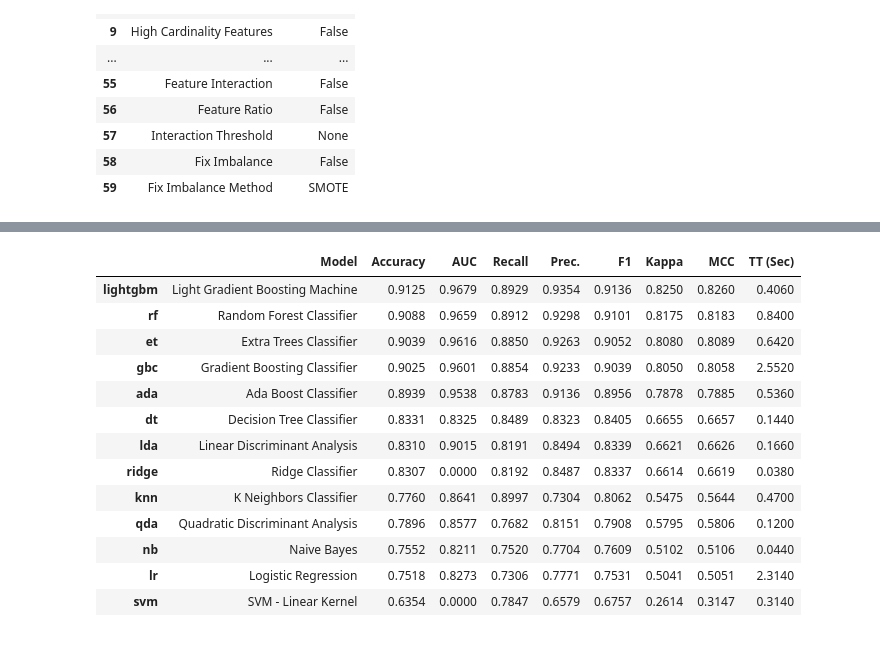
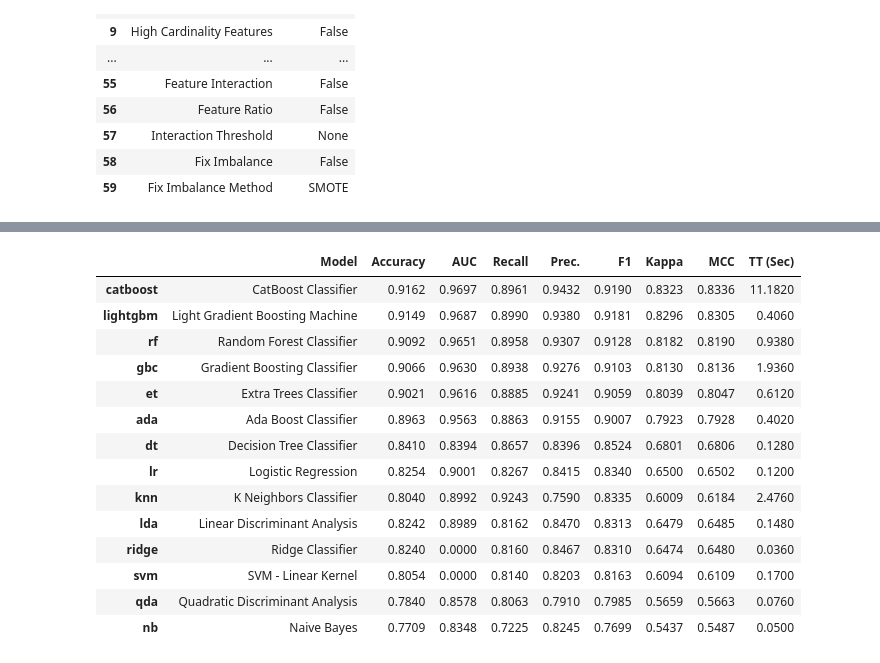
Before and after one commit to MaksonViini/PS-Data-Challenge-2021, a Jupyter notebook: ps_model.ipynb, the cells around one changed output, grey strips where cells are left out. Saved outputs shown, nothing was run; the diff lists cells and outputs as text; code cells hidden in the pictures.

```diff
--- a/ps_model.ipynb
+++ b/ps_model.ipynb
@@ -94,17 +119,18 @@ setup = setup(data=data_resampled, target='y', train_size=0.7,
 # %%
-best_model = compare_models(fold=5, exclude=['xgboost','catboost'], sort='F1')
+best_model = compare_models(fold=5, exclude=['xgboost'], sort='F1')
 # %% [output]
 |  | Model | Accuracy | AUC | Recall | Prec. | F1 | Kappa | MCC | TT (Sec) |
-| lightgbm | Light Gradient Boosting Machine | 0.9125 | 0.9679 | 0.8929 | 0.9354 | 0.9136 | 0.8250 | 0.8260 | 0.4060 |
-| rf | Random Forest Classifier | 0.9088 | 0.9659 | 0.8912 | 0.9298 | 0.9101 | 0.8175 | 0.8183 | 0.8400 |
-| et | Extra Trees Classifier | 0.9039 | 0.9616 | 0.8850 | 0.9263 | 0.9052 | 0.8080 | 0.8089 | 0.6420 |
-| gbc | Gradient Boosting Classifier | 0.9025 | 0.9601 | 0.8854 | 0.9233 | 0.9039 | 0.8050 | 0.8058 | 2.5520 |
-| ada | Ada Boost Classifier | 0.8939 | 0.9538 | 0.8783 | 0.9136 | 0.8956 | 0.7878 | 0.7885 | 0.5360 |
-| dt | Decision Tree Classifier | 0.8331 | 0.8325 | 0.8489 | 0.8323 | 0.8405 | 0.6655 | 0.6657 | 0.1440 |
-| lda | Linear Discriminant Analysis | 0.8310 | 0.9015 | 0.8191 | 0.8494 | 0.8339 | 0.6621 | 0.6626 | 0.1660 |
-| ridge | Ridge Classifier | 0.8307 | 0.0000 | 0.8192 | 0.8487 | 0.8337 | 0.6614 | 0.6619 | 0.0380 |
-| knn | K Neighbors Classifier | 0.7760 | 0.8641 | 0.8997 | 0.7304 | 0.8062 | 0.5475 | 0.5644 | 0.4700 |
-| qda | Quadratic Discriminant Analysis | 0.7896 | 0.8577 | 0.7682 | 0.8151 | 0.7908 | 0.5795 | 0.5806 | 0.1200 |
-| nb | Naive Bayes | 0.7552 | 0.8211 | 0.7520 | 0.7704 | 0.7609 | 0.5102 | 0.5106 | 0.0440 |
-| lr | Logistic Regression | 0.7518 | 0.8273 | 0.7306 | 0.7771 | 0.7531 | 0.5041 | 0.5051 | 2.3140 |
-| svm | SVM - Linear Kernel | 0.6354 | 0.0000 | 0.7847 | 0.6579 | 0.6757 | 0.2614 | 0.3147 | 0.3140 |
+| catboost | CatBoost Classifier | 0.9162 | 0.9697 | 0.8961 | 0.9432 | 0.9190 | 0.8323 | 0.8336 | 11.1820 |
+| lightgbm | Light Gradient Boosting Machine | 0.9149 | 0.9687 | 0.8990 | 0.9380 | 0.9181 | 0.8296 | 0.8305 | 0.4060 |
+| rf | Random Forest Classifier | 0.9092 | 0.9651 | 0.8958 | 0.9307 | 0.9128 | 0.8182 | 0.8190 | 0.9380 |
+| gbc | Gradient Boosting Classifier | 0.9066 | 0.9630 | 0.8938 | 0.9276 | 0.9103 | 0.8130 | 0.8136 | 1.9360 |
+| et | Extra Trees Classifier | 0.9021 | 0.9616 | 0.8885 | 0.9241 | 0.9059 | 0.8039 | 0.8047 | 0.6120 |
+| ada | Ada Boost Classifier | 0.8963 | 0.9563 | 0.8863 | 0.9155 | 0.9007 | 0.7923 | 0.7928 | 0.4020 |
+| dt | Decision Tree Classifier | 0.8410 | 0.8394 | 0.8657 | 0.8396 | 0.8524 | 0.6801 | 0.6806 | 0.1280 |
+| lr | Logistic Regression | 0.8254 | 0.9001 | 0.8267 | 0.8415 | 0.8340 | 0.6500 | 0.6502 | 0.1200 |
+| knn | K Neighbors Classifier | 0.8040 | 0.8992 | 0.9243 | 0.7590 | 0.8335 | 0.6009 | 0.6184 | 2.4760 |
+| lda | Linear Discriminant Analysis | 0.8242 | 0.8989 | 0.8162 | 0.8470 | 0.8313 | 0.6479 | 0.6485 | 0.1480 |
+| ridge | Ridge Classifier | 0.8240 | 0.0000 | 0.8160 | 0.8467 | 0.8310 | 0.6474 | 0.6480 | 0.0360 |
+| svm | SVM - Linear Kernel | 0.8054 | 0.0000 | 0.8140 | 0.8203 | 0.8163 | 0.6094 | 0.6109 | 0.1700 |
+| qda | Quadratic Discriminant Analysis | 0.7840 | 0.8578 | 0.8063 | 0.7910 | 0.7985 | 0.5659 | 0.5663 | 0.0760 |
+| nb | Naive Bayes | 0.7709 | 0.8348 | 0.7225 | 0.8245 | 0.7699 | 0.5437 | 0.5487 | 0.0500 |
```
Also changed, not shown: parts of 17 cells of this notebook, 3 other files.
